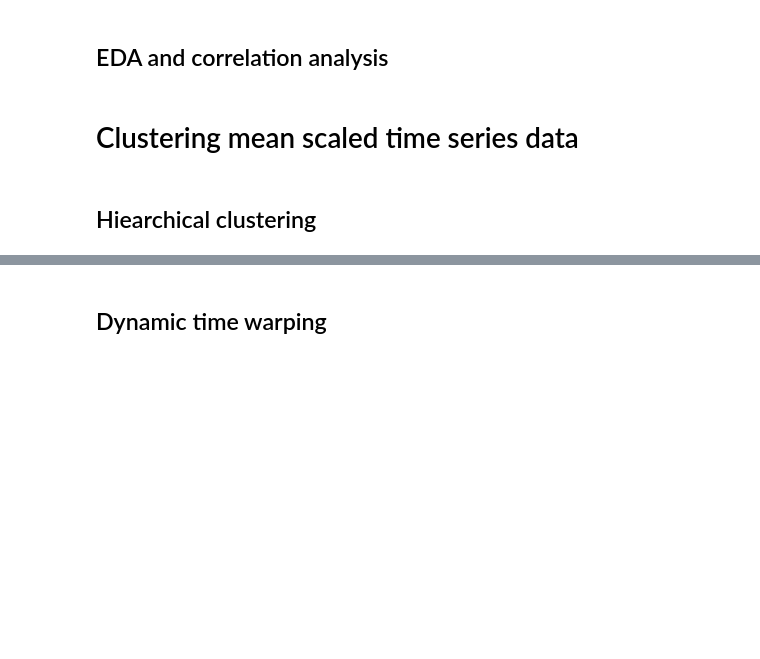
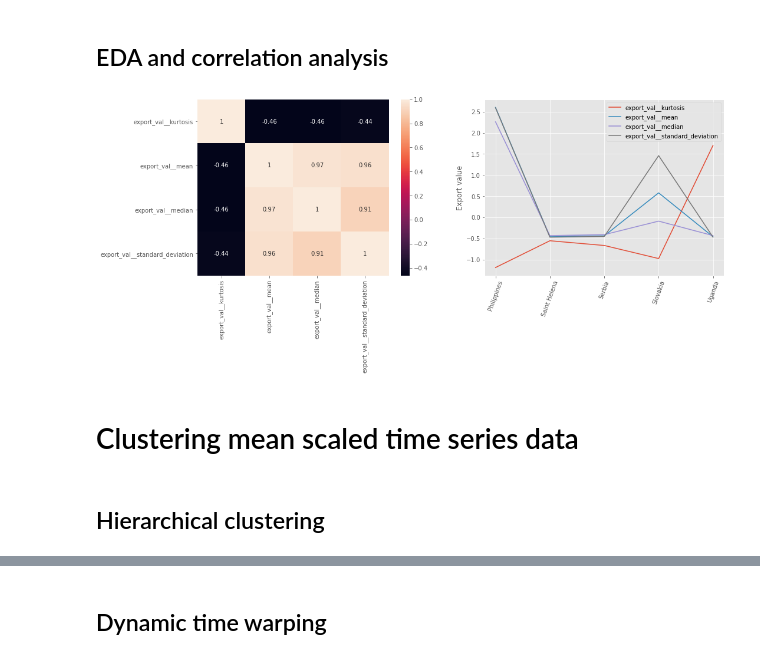
Before and after one commit to GarethWilhelm/TS-Feature-Clustering, a Jupyter notebook: notebooks/clustering_tsfresh_features.ipynb, the cells around one changed output, grey strips where cells are left out. Drawn from its saved outputs; the diff is of its cells as text; code cells hidden in the pictures; blank space fills up the shorter version.

Commit message:
fixed bugs with transposing data

```diff
--- a/notebooks/clustering_tsfresh_features.ipynb
+++ b/notebooks/clustering_tsfresh_features.ipynb
@@ -126,3 +195,32 @@ def plot_kmeans_clusters(data_array,number_of_clusters,name_of_data:str):
   return idx
 # %% [markdown]
 ## Load data
+# %%
+yarn_fiber = pd.read_csv(f'{scaled_data_location}/{data}',parse_dates=['year'],index_col='year')
+yarn_mean_scaled = remove_null_values(yarn_fiber)
+
+yarn_fiber_min_feats = pd.read_csv(f'{path_to_min_features}/{min_feats[ref]}',index_col='id')
+yarn_no_nulls = remove_null_values(yarn_fiber_min_feats)
+
+# Exclude highly correlated features
+exclude = [
+          #  'export_val__kurtosis',
+           'export_val__variance',
+          #  'export_val__mean',
+           'export_val__skewness',
+          #  'export_val__standard_deviation',
+          #  'export_val__median',
+           'export_val__sum_values','export_val__maximum','export_val__length','export_val__minimum'
+           ]
+
+uncorrelated_min_feats_yarn = yarn_no_nulls[yarn_no_nulls\
+                                      .columns[~yarn_no_nulls\
+                                               .columns\
+                                               .isin(exclude)]]
+print(check_outliers(uncorrelated_min_feats_yarn))
+yarn_fiber_min_feats_no_outliers = removing_outliers(uncorrelated_min_feats_yarn)
+
+ss = StandardScaler()
+yarn_clean_scaled_min_feats = pd.DataFrame(ss.fit_transform(yarn_fiber_min_feats_no_outliers),
+                              columns = yarn_fiber_min_feats_no_outliers.columns,
+                              index=yarn_fiber_min_feats_no_outliers.index)
@@ -187,19 +259,21 @@ X_scaled_transposed = preprocessing.scale(
 # %%
 fig = plt.figure(figsize=(16,5.5))
 fig.add_subplot(121)
-sns.heatmap(min_feats_yarn.corr(),annot=True)
+sns.heatmap(yarn_clean_scaled_min_feats.corr(),annot=True)
 # plt.title("Correlation between time series features")
 plt.savefig(f"{PATH}/images/correlation_stats_features")
 
 fig.add_subplot(122)
 plt.plot(product_excl_countries,label="Here")
 # plt.title("Yarn fiber features for randomly picked \n countries excluding outliers")
 plt.xticks(rotation=70)
 plt.ylabel("Export value")
 plt.legend(product_excl_countries.columns)
 plt.show()
+# %% [output]
+[figure, added]
 # %% [markdown]
 # Clustering mean scaled time series data
 # %% [markdown]
-## Hiearchical clustering
+## Hierarchical clustering
 # %%
```
Also changed, not shown: parts of 17 cells of this notebook.
